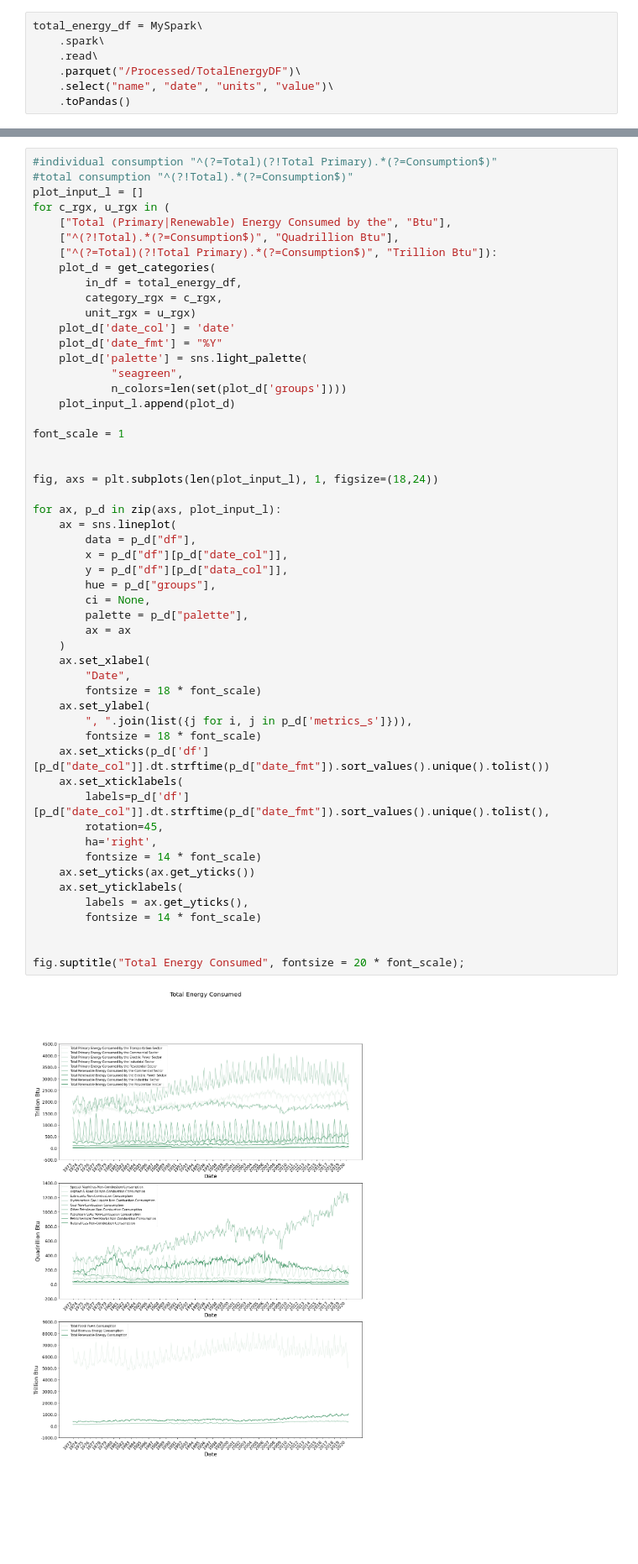
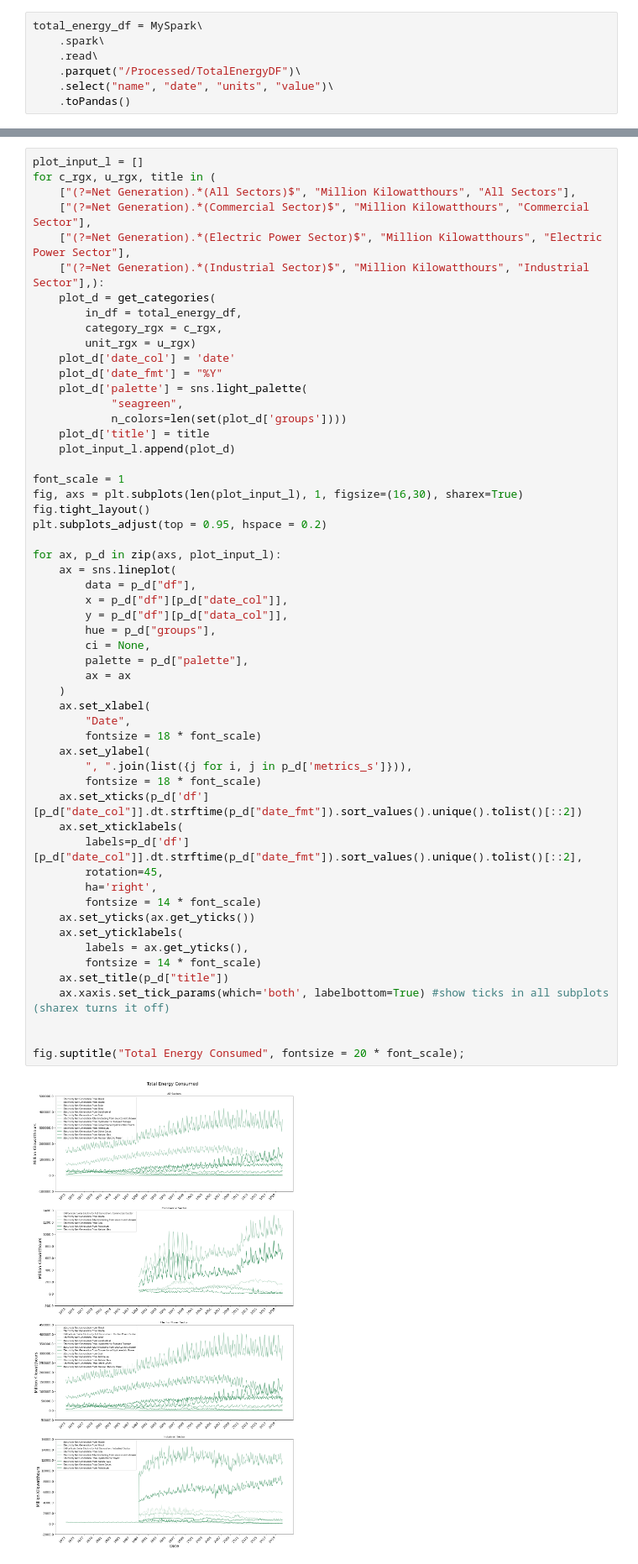
Before and after one commit to john-grando/eia-data-analysis, a Jupyter notebook: app/Notebooks/total_energy.ipynb, the cells around one changed output, grey strips where cells are left out. Shown at 84% size. Saved outputs shown, nothing was run; the diff lists cells and outputs as text; blank space fills up the shorter version.

```diff
--- a/app/Notebooks/total_energy.ipynb
+++ b/app/Notebooks/total_energy.ipynb
@@ -74,11 +81,10 @@ def get_categories(
 # %%
-#individual consumption "^(?=Total)(?!Total Primary).*(?=Consumption$)"
-#total consumption "^(?!Total).*(?=Consumption$)"
 plot_input_l = []
-for c_rgx, u_rgx in (
-    ["Total (Primary|Renewable) Energy Consumed by the", "Btu"],
-    ["^(?!Total).*(?=Consumption$)", "Quadrillion Btu"],
-    ["^(?=Total)(?!Total Primary).*(?=Consumption$)", "Trillion Btu"]):
+for c_rgx, u_rgx, title in (
+    ["(?=Net Generation).*(All Sectors)$", "Million Kilowatthours", "All Sectors"],
+    ["(?=Net Generation).*(Commercial Sector)$", "Million Kilowatthours", "Commercial Sector"],
+    ["(?=Net Generation).*(Electric Power Sector)$", "Million Kilowatthours", "Electric Power Sector"],
+    ["(?=Net Generation).*(Industrial Sector)$", "Million Kilowatthours", "Industrial Sector"],):
     plot_d = get_categories(
         in_df = total_energy_df,
         category_rgx = c_rgx,
@@ -88,41 +94,44 @@ for c_rgx, u_rgx in (
     plot_d['palette'] = sns.light_palette(
             "seagreen",
             n_colors=len(set(plot_d['groups'])))
+    plot_d['title'] = title
     plot_input_l.append(plot_d)
 
 font_scale = 1
-
-
-fig, axs = plt.subplots(len(plot_input_l), 1, figsize=(18,24))
+fig, axs = plt.subplots(len(plot_input_l), 1, figsize=(16,30), sharex=True)
+fig.tight_layout()
+plt.subplots_adjust(top = 0.95, hspace = 0.2)
 
 for ax, p_d in zip(axs, plot_input_l):
     ax = sns.lineplot(
         data = p_d["df"],
         x = p_d["df"][p_d["date_col"]],
         y = p_d["df"][p_d["data_col"]],
         hue = p_d["groups"],
         ci = None,
         palette = p_d["palette"],
         ax = ax
     )
     ax.set_xlabel(
         "Date",
         fontsize = 18 * font_scale)
     ax.set_ylabel(
         ", ".join(list({j for i, j in p_d['metrics_s']})),
         fontsize = 18 * font_scale)
-    ax.set_xticks(p_d['df'][p_d["date_col"]].dt.strftime(p_d["date_fmt"]).sort_values().unique().tolist())
+    ax.set_xticks(p_d['df'][p_d["date_col"]].dt.strftime(p_d["date_fmt"]).sort_values().unique().tolist()[::2])
     ax.set_xticklabels(
-        labels=p_d['df'][p_d["date_col"]].dt.strftime(p_d["date_fmt"]).sort_values().unique().tolist(),
+        labels=p_d['df'][p_d["date_col"]].dt.strftime(p_d["date_fmt"]).sort_values().unique().tolist()[::2],
         rotation=45,
         ha='right',
         fontsize = 14 * font_scale)
     ax.set_yticks(ax.get_yticks())
     ax.set_yticklabels(
         labels = ax.get_yticks(),
         fontsize = 14 * font_scale)
+    ax.set_title(p_d["title"])
+    ax.xaxis.set_tick_params(which='both', labelbottom=True) #show ticks in all subplots (sharex turns it off)
 
 
 fig.suptitle("Total Energy Consumed", fontsize = 20 * font_scale);
 # %% [output]
-[figure, old version]
+[figure, new version]
```
Also changed, not shown: parts of 6 cells of this notebook, 19 other files.
